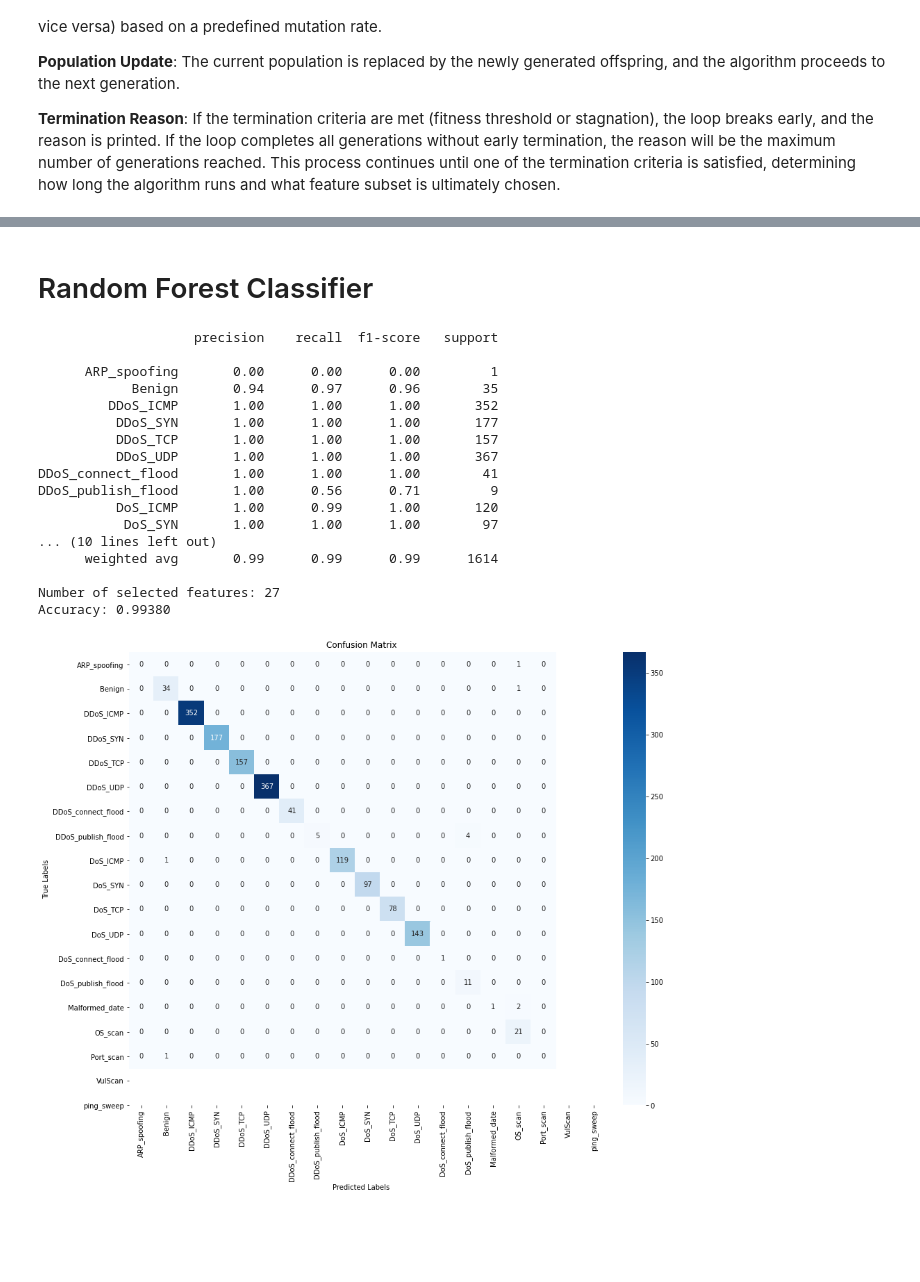
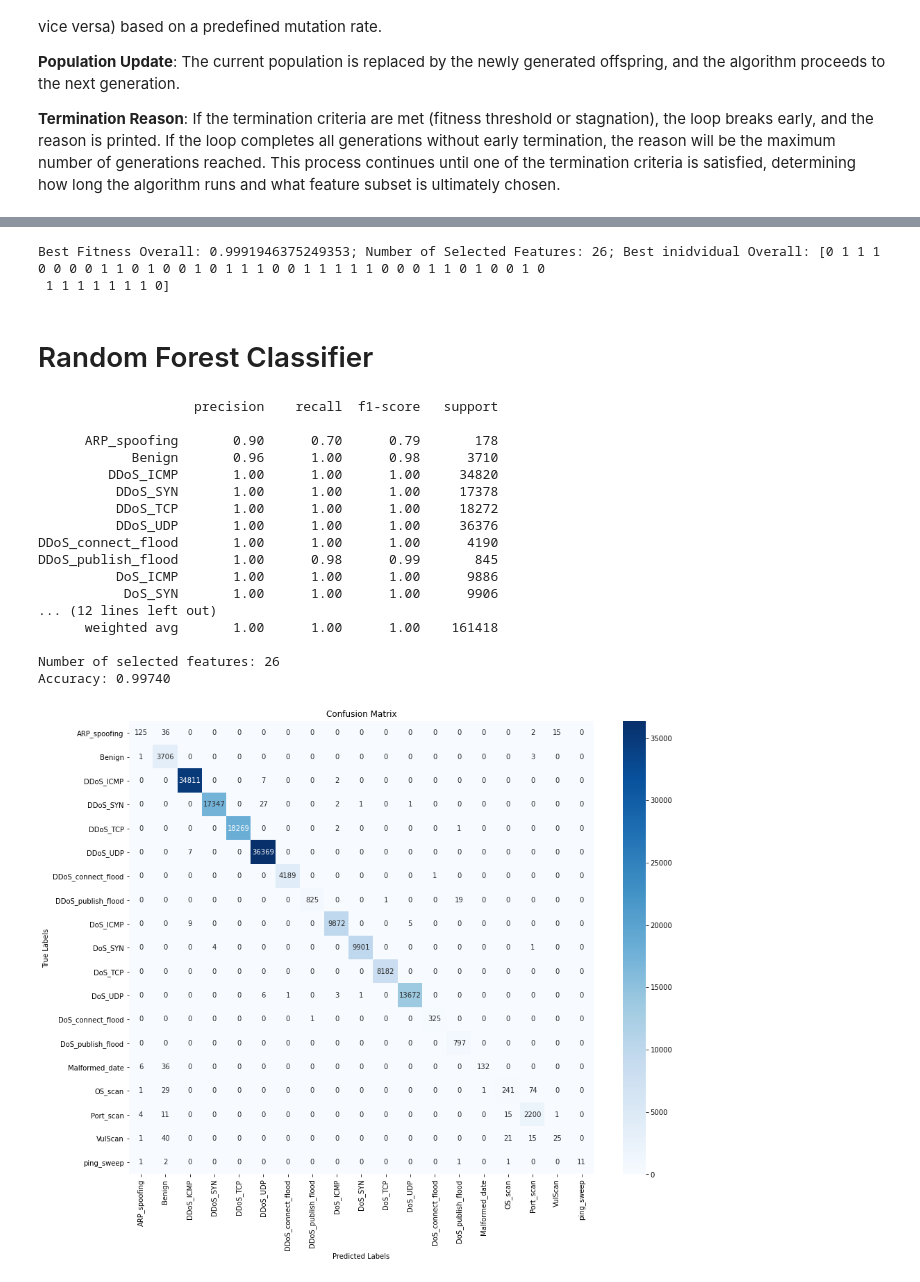
Before and after one commit to Biomimicry-Cybersecurity/bio_algos, a Jupyter notebook: GA_feature_reduction.ipynb, the cells around one changed output, grey strips where cells are left out. Cells and saved outputs as stored; diff of their text form; code cells hidden in the pictures; blank space fills up the shorter version.

Commit message:
added lots of print statements

```diff
--- a/GA_feature_reduction.ipynb
+++ b/GA_feature_reduction.ipynb
@@ -76,19 +138,21 @@ __fitnes_threshold__: Represents the target fitness level that the algorithm aim
 __stagnation_limit__: Establishes how many generations can pass without any improvement in the best fitness score before the algorithm terminates. This helps prevent the algorithm from running unnecessarily if no progress is being made.
 # %%
 # Genetic Algorithm parameters
-population_size = 20            # number of individuals in the population
-n_generations = 50              # maximum number of generations
+population_size = 10            # number of individuals in the population. HAS TO BE AN EVEN NUMBER!!!!!
+n_generations = 5               # maximum number of generations
 mutation_rate = 0.1             # probability of mutation
-fitness_threshold = 1           # fitness goal (threshold for stopping)
-stagnation_limit = 5            # number of generations without improvement before stopping
+#fitness_threshold = 1          # fitness goal (threshold for stopping)
+#stagnation_limit = 3           # number of generations without improvement before stopping
+num_elites = 2                  # number of elite individuals to keep in each generation
 # %% [markdown]
 The code first determines the number of features in the dataset to define the length of each individual in the population. Then, it initializes a population of random individuals, where each individual is represented by a vector with values between 0 and 1, indicating potential feature subsets. Additionally, variables are set up to track the best fitness score and the corresponding individual across generations. A counter for the number of generations without improvement is also initialized, along with a variable to store the reason for the algorithm's termination.
 # %%
 # get the number of features for individual length
-n_features = X_train.shape[1]   # number of features in dataset
+n_features = X_train_sample.shape[1]   # number of features in dataset (45)
 
 # initialize population with random values between 0 and 1 (individuals represent feature subsets)
-population = np.random.rand(population_size, n_features)
+# population = np.random.rand(population_size, n_features)
+population = np.random.randint(2, size=(population_size, n_features))
 
 # initialize variables to track the best fitness and stagnation count
 best_fitness_overall = 0
@@ -203,58 +371,62 @@ Termination Reason: No improvement for 5 generations.
+# %%
+print(f"Best Fitness Overall: {best_fitness_overall}; Number of Selected Features: {num_selected_features}; Best inidvidual Overall: {best_individual_overall}")
+# %% [output]
+Best Fitness Overall: 0.9991946375249353; Number of Selected Features: 26; Best inidvidual Overall: [0 1 1 1 0 0 0 0 1 1 0 1 0 0 1 0 1 1 1 0 0 1 1 1 1 1 0 0 0 1 1 0 1 0 0 1 0
+ 1 1 1 1 1 1 1 0]
 # %% [markdown]
 # Random Forest Classifier
 # %%
-# use the best features identified by GA overall
-selected_features = np.where(best_individual_overall > 0.5)[0]
-X_train_selected = X_train.iloc[:, selected_features]
-X_test_selected = X_test.iloc[:, selected_features]
+# use the best features identified by GA
+selected_features = np.array(best_individual_overall, dtype=bool)
+# Apply the selected features to your datasets
+X_train_selected = X_train_sample[:, selected_features]
+X_test_selected = X_test_sample[:, selected_features]
 
-# train the Random Forest with selected features
-rf = RandomForestClassifier(random_state=1984)
-rf.fit(X_train_selected, y_train)
-y_pred = rf.predict(X_test_selected)
+rf_benchmark.fit(X_train_selected, y_train_sample_19)
+y_pred_rf_ga_19 = rf_benchmark.predict(X_test_selected)
 # %%
 # print the classification report
-print(classification_report(y_test, y_pred))
+report_rf_ga_19 = classification_report(y_test_sample_19, y_pred_rf_ga_19, output_dict=True)
+print(classification_report(y_test_sample_19, y_pred_rf_ga_19))
 
-# print the number of selected features
-print(f"Number of selected features: {len(selected_features)}")
+print(f"Number of selected features: {X_train_selected.shape[1]}")
 
 # calculate accuracy
-accuracy = accuracy_score(y_test, y_pred)
+accuracy_rf_ga_19 = accuracy_score(y_test_sample_19, y_pred_rf_ga_19)
 
 # print accuracy with 5 decimal places
-print(f"Accuracy: {accuracy:.5f}")
+print(f"Accuracy: {accuracy_rf_ga_19:.5f}")
 # %% [output]
                     precision    recall  f1-score   support
 
-      ARP_spoofing       0.00      0.00      0.00         1
-            Benign       0.94      0.97      0.96        35
-         DDoS_ICMP       1.00      1.00      1.00       352
-          DDoS_SYN       1.00      1.00      1.00       177
-          DDoS_TCP       1.00      1.00      1.00       157
-          DDoS_UDP       1.00      1.00      1.00       367
-DDoS_connect_flood       1.00      1.00      1.00        41
-DDoS_publish_flood       1.00      0.56      0.71         9
-          DoS_ICMP       1.00      0.99      1.00       120
-           DoS_SYN       1.00      1.00      1.00        97
-... (10 lines left out)
-      weighted avg       0.99      0.99      0.99      1614
+      ARP_spoofing       0.90      0.70      0.79       178
+            Benign       0.96      1.00      0.98      3710
+         DDoS_ICMP       1.00      1.00      1.00     34820
+          DDoS_SYN       1.00      1.00      1.00     17378
+          DDoS_TCP       1.00      1.00      1.00     18272
+          DDoS_UDP       1.00      1.00      1.00     36376
+DDoS_connect_flood       1.00      1.00      1.00      4190
+DDoS_publish_flood       1.00      0.98      0.99       845
+          DoS_ICMP       1.00      1.00      1.00      9886
+           DoS_SYN       1.00      1.00      1.00      9906
+... (12 lines left out)
+      weighted avg       1.00      1.00      1.00    161418
 
-Number of selected features: 27
-Accuracy: 0.99380
+Number of selected features: 26
+Accuracy: 0.99740
 # %%
 # generate the confusion matrix
-cm = confusion_matrix(y_test, y_pred)
+cm_rf_ga_19 = confusion_matrix(y_test_sample_19, y_pred_rf_ga_19)
 
 # visualize the confusion matrix using seaborn
 plt.figure(figsize=(15, 12))
-sns.heatmap(cm, annot=True, fmt='d', cmap='Blues', xticklabels=rf.classes_, yticklabels=rf.classes_)
+sns.heatmap(cm_rf_ga_19, annot=True, fmt='d', cmap='Blues', xticklabels=rf_benchmark.classes_, yticklabels=rf_benchmark.classes_)
 plt.xlabel('Predicted Labels')
 plt.ylabel('True Labels')
 plt.title('Confusion Matrix')
 plt.show()
 # %% [output]
-[figure, old version]
+[figure, new version]
 # %%
 end_time = time.time()  # End time
 elapsed_time = end_time - start_time  # Calculate the total time
```
Also changed, not shown: parts of 8 cells of this notebook.
